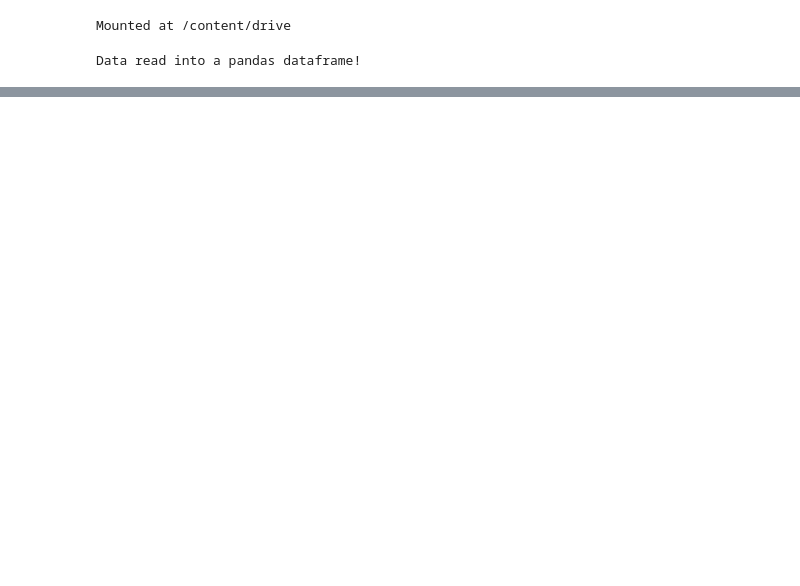
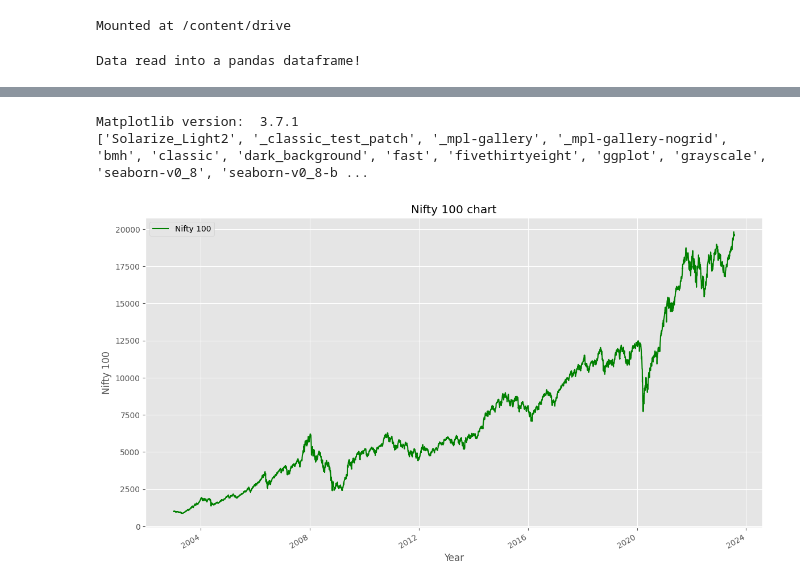
Before and after one commit to bipinr8/MH_cash_deployment, a Jupyter notebook: Morgan_Housel_Cash_deployment_strategy.ipynb, the cells around one changed output, grey strips where cells are left out. Cells and saved outputs as stored; diff of their text form; code cells hidden in the pictures; blank space fills up the shorter version.

```diff
--- a/Morgan_Housel_Cash_deployment_strategy.ipynb
+++ b/Morgan_Housel_Cash_deployment_strategy.ipynb
@@ -35,0 +51,27 @@ df_nifty100.head()
+# %%
+# import required libraries for graph plot
+%matplotlib inline
+import matplotlib as mpl
+import matplotlib.pyplot as plt
+print ('Matplotlib version: ', mpl.__version__ )
+
+# choosing plot style
+print(plt.style.available)
+mpl.style.use(['ggplot'])
+# %% [output]
+Matplotlib version:  3.7.1
+['Solarize_Light2', '_classic_test_patch', '_mpl-gallery', '_mpl-gallery-nogrid', 'bmh', 'classic', 'dark_background', 'fast', 'fivethirtyeight', 'ggplot', 'grayscale', 'seaborn-v0_8', 'seaborn-v0_8-b ...
+# %%
+
+# creating new dataframe graphdf with 2 columns Date and Nifty
+graphdf=df_source[['Date','Nifty 100']]
+
+# plotting the line chart with 'Date' as X axis
+graphdf.set_index('Date').plot(kind='line',figsize=(14,8),color='green')
+plt.title('Nifty 100 chart')
+plt.xlabel('Year')
+plt.ylabel('Nifty 100')
+plt.savefig('/content/drive/MyDrive/Colab Notebooks/MH/pic01.png')
+plt.show()
+# %% [output]
+[figure, added]
```
Also changed, not shown: parts of 9 cells of this notebook.
